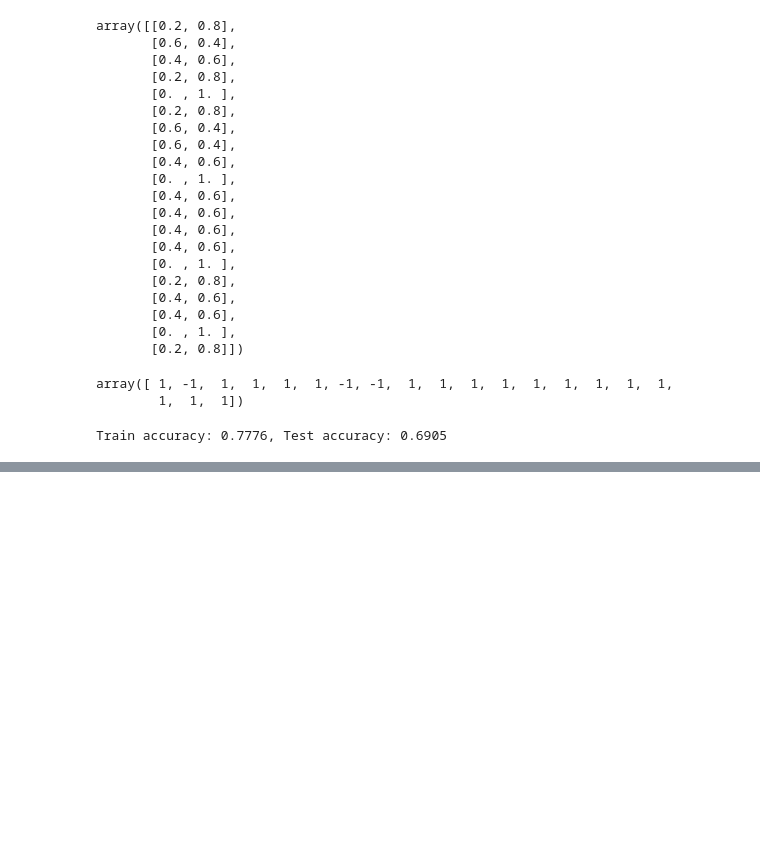
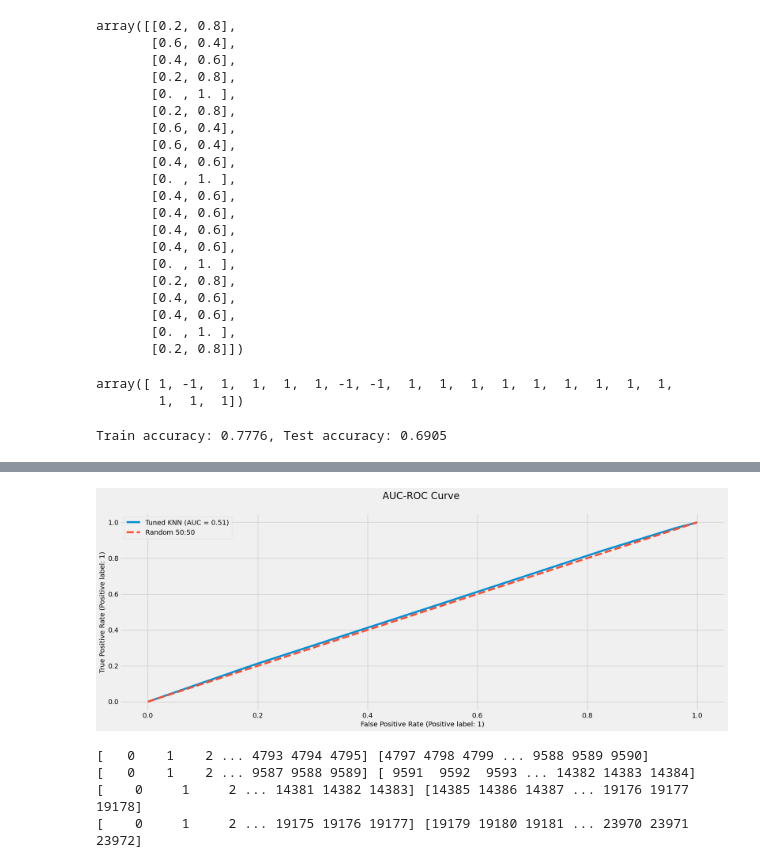
Before and after one commit to JoaoJungblut/QuantFinanceTraining, a Jupyter notebook: PythonLabs/pythonlab13.ipynb, the cells around one changed output, grey strips where cells are left out. Cells and saved outputs as stored; diff of their text form; code cells hidden in the pictures; blank space fills up the shorter version.

```diff
--- a/PythonLabs/pythonlab13.ipynb
+++ b/PythonLabs/pythonlab13.ipynb
@@ -179,0 +202,26 @@ Train accuracy: 0.7776, Test accuracy: 0.6905
+# %%
+# Display ROC Curve
+disp = RocCurveDisplay.from_estimator(model,
+                                      X_test,
+                                      y_test,
+                                      name='Tuned KNN')
+plt.title('AUC-ROC Curve \n')
+plt.plot([0, 1],
+         [0, 1],
+         linestyle='--',
+         label='Random 50:50')
+plt.legend()
+plt.show()
+# %% [output]
+[figure, added]
+# %%
+# Example: First 2 split
+tscv = TimeSeriesSplit(n_splits=4,
+                       gap=1)
+for train, test in tscv.split(X):
+    print(train, test)
+# %% [output]
+[   0    1    2 ... 4793 4794 4795] [4797 4798 4799 ... 9588 9589 9590]
+[   0    1    2 ... 9587 9588 9589] [ 9591  9592  9593 ... 14382 14383 14384]
+[    0     1     2 ... 14381 14382 14383] [14385 14386 14387 ... 19176 19177 19178]
+[    0     1     2 ... 19175 19176 19177] [19179 19180 19181 ... 23970 23971 23972]
```
Also changed, not shown: parts of 12 cells of this notebook.
